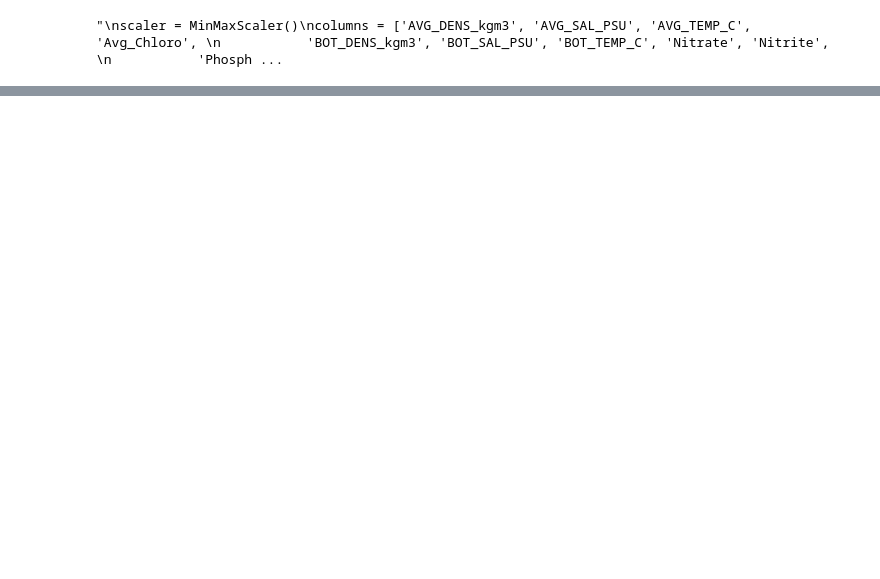
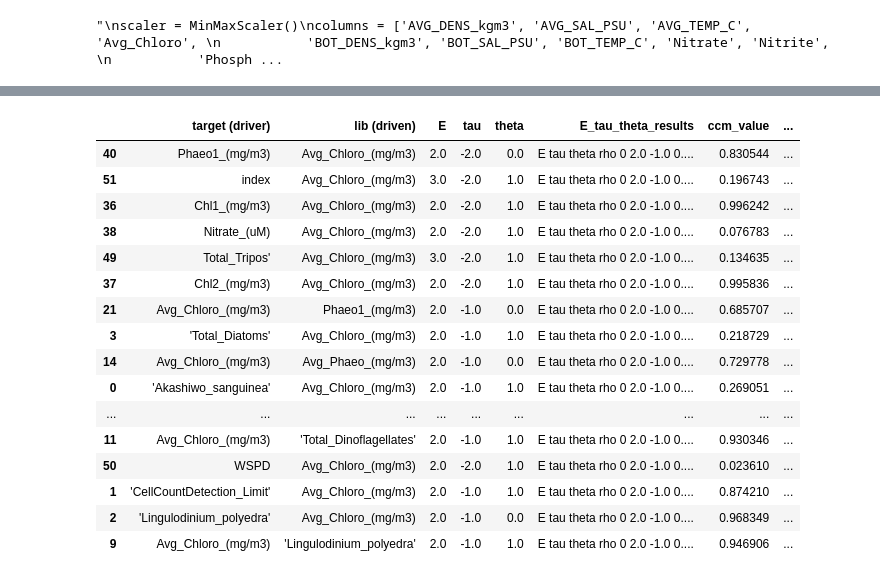
Before and after one commit to aparaselli/HAB-Prediction-Research, a Jupyter notebook: Code/CCM_analysis.ipynb, the cells around one changed output, grey strips where cells are left out. Drawn from its saved outputs; the diff is of its cells as text; code cells hidden in the pictures; blank space fills up the shorter version.

```diff
--- a/Code/CCM_analysis.ipynb
+++ b/Code/CCM_analysis.ipynb
@@ -380,0 +408,20 @@ results_df
+# %%
+results_df[results_df.convergence_p_value<0.8].sort_values(by='convergence_p_value', ascending=False)
+# %% [output]
+|  | target (driver) | lib (driven) | E | tau | theta | E_tau_theta_results | ccm_value | ... |
+| 40 | Phaeo1_(mg/m3) | Avg_Chloro_(mg/m3) | 2.0 | -2.0 | 0.0 | E tau theta rho 0 2.0 -1.0 0.... | 0.830544 | ... |
+| 51 | index | Avg_Chloro_(mg/m3) | 3.0 | -2.0 | 1.0 | E tau theta rho 0 2.0 -1.0 0.... | 0.196743 | ... |
+| 36 | Chl1_(mg/m3) | Avg_Chloro_(mg/m3) | 2.0 | -2.0 | 1.0 | E tau theta rho 0 2.0 -1.0 0.... | 0.996242 | ... |
+| 38 | Nitrate_(uM) | Avg_Chloro_(mg/m3) | 2.0 | -2.0 | 1.0 | E tau theta rho 0 2.0 -1.0 0.... | 0.076783 | ... |
+| 49 | Total_Tripos' | Avg_Chloro_(mg/m3) | 3.0 | -2.0 | 1.0 | E tau theta rho 0 2.0 -1.0 0.... | 0.134635 | ... |
+| 37 | Chl2_(mg/m3) | Avg_Chloro_(mg/m3) | 2.0 | -2.0 | 1.0 | E tau theta rho 0 2.0 -1.0 0.... | 0.995836 | ... |
+| 21 | Avg_Chloro_(mg/m3) | Phaeo1_(mg/m3) | 2.0 | -1.0 | 0.0 | E tau theta rho 0 2.0 -1.0 0.... | 0.685707 | ... |
+| 3 | 'Total_Diatoms' | Avg_Chloro_(mg/m3) | 2.0 | -1.0 | 1.0 | E tau theta rho 0 2.0 -1.0 0.... | 0.218729 | ... |
+| 14 | Avg_Chloro_(mg/m3) | Avg_Phaeo_(mg/m3) | 2.0 | -1.0 | 0.0 | E tau theta rho 0 2.0 -1.0 0.... | 0.729778 | ... |
+| 0 | 'Akashiwo_sanguinea' | Avg_Chloro_(mg/m3) | 2.0 | -1.0 | 1.0 | E tau theta rho 0 2.0 -1.0 0.... | 0.269051 | ... |
+| ... | ... | ... | ... | ... | ... | ... | ... | ... |
+| 11 | Avg_Chloro_(mg/m3) | 'Total_Dinoflagellates' | 2.0 | -1.0 | 1.0 | E tau theta rho 0 2.0 -1.0 0.... | 0.930346 | ... |
+| 50 | WSPD | Avg_Chloro_(mg/m3) | 2.0 | -2.0 | 1.0 | E tau theta rho 0 2.0 -1.0 0.... | 0.023610 | ... |
+| 1 | 'CellCountDetection_Limit' | Avg_Chloro_(mg/m3) | 2.0 | -1.0 | 1.0 | E tau theta rho 0 2.0 -1.0 0.... | 0.874210 | ... |
+| 2 | 'Lingulodinium_polyedra' | Avg_Chloro_(mg/m3) | 2.0 | -1.0 | 0.0 | E tau theta rho 0 2.0 -1.0 0.... | 0.968349 | ... |
+| 9 | Avg_Chloro_(mg/m3) | 'Lingulodinium_polyedra' | 2.0 | -1.0 | 1.0 | E tau theta rho 0 2.0 -1.0 0.... | 0.946906 | ... |
```
Also changed, not shown: parts of 9 cells of this notebook, 4 other files.
